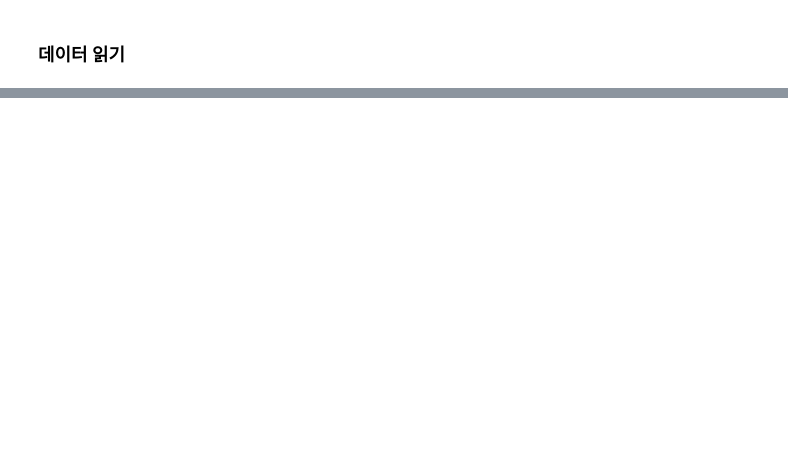
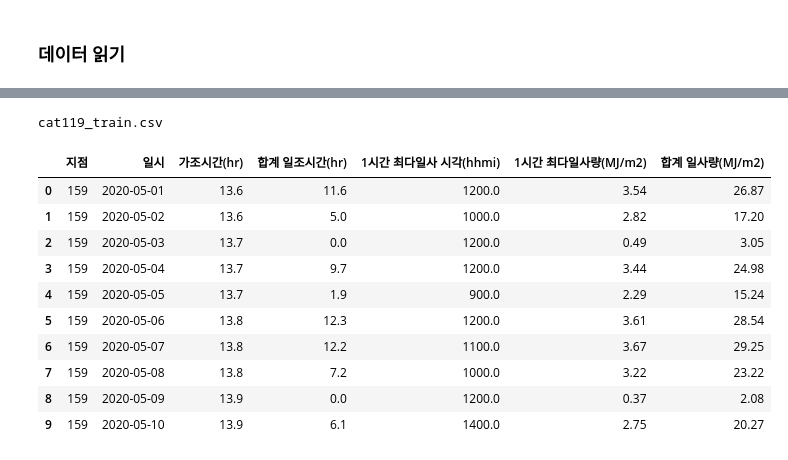
Before and after one commit to MK00098/Weather_Project, a Jupyter notebook: EDA_eungji.ipynb, the cells around one changed output, grey strips where cells are left out. Cells and saved outputs as stored; diff of their text form; code cells hidden in the pictures; blank space fills up the shorter version.

```diff
--- a/EDA_eungji.ipynb
+++ b/EDA_eungji.ipynb
@@ -35,0 +48,16 @@ cat119_train.csv
+# %%
+print("cat119_train.csv")
+solar_df.head(10)
+# %% [output]
+cat119_train.csv
+|  | 지점 | 일시 | 가조시간(hr) | 합계 일조시간(hr) | 1시간 최다일사 시각(hhmi) | 1시간 최다일사량(MJ/m2) | 합계 일사량(MJ/m2) |
+| 0 | 159 | 2020-05-01 | 13.6 | 11.6 | 1200.0 | 3.54 | 26.87 |
+| 1 | 159 | 2020-05-02 | 13.6 | 5.0 | 1000.0 | 2.82 | 17.20 |
+| 2 | 159 | 2020-05-03 | 13.7 | 0.0 | 1200.0 | 0.49 | 3.05 |
+| 3 | 159 | 2020-05-04 | 13.7 | 9.7 | 1200.0 | 3.44 | 24.98 |
+| 4 | 159 | 2020-05-05 | 13.7 | 1.9 | 900.0 | 2.29 | 15.24 |
+| 5 | 159 | 2020-05-06 | 13.8 | 12.3 | 1200.0 | 3.61 | 28.54 |
+| 6 | 159 | 2020-05-07 | 13.8 | 12.2 | 1100.0 | 3.67 | 29.25 |
+| 7 | 159 | 2020-05-08 | 13.8 | 7.2 | 1000.0 | 3.22 | 23.22 |
+| 8 | 159 | 2020-05-09 | 13.9 | 0.0 | 1200.0 | 0.37 | 2.08 |
+| 9 | 159 | 2020-05-10 | 13.9 | 6.1 | 1400.0 | 2.75 | 20.27 |
```
Also changed, not shown: parts of 28 cells of this notebook, 1 other file.
